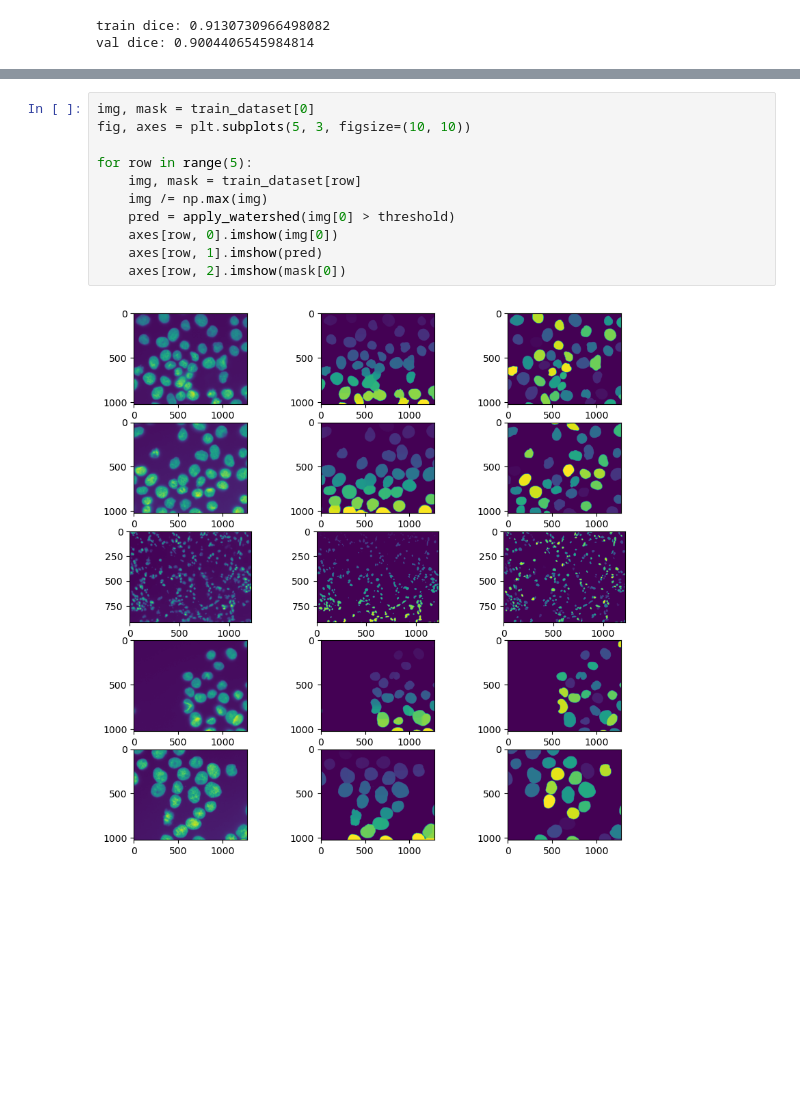
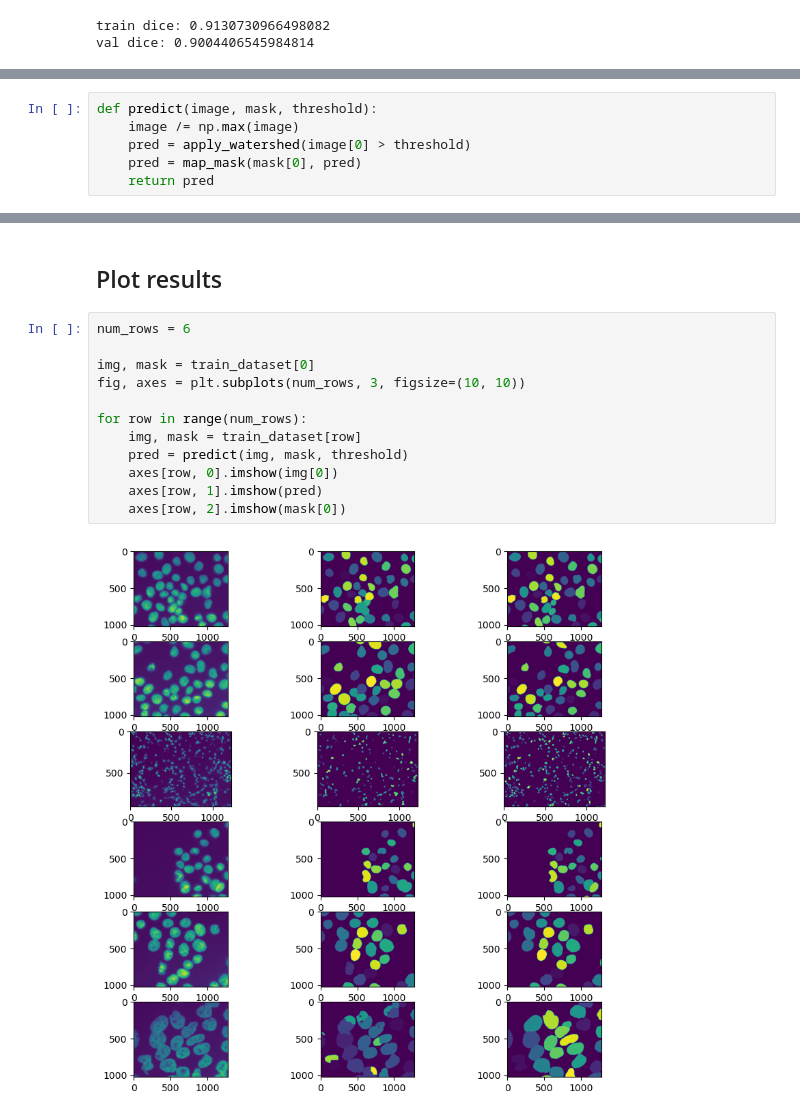
Before and after one commit to Ruruthia/Cell_nuclei_segmentation, a Jupyter notebook: notebooks/thresholding.ipynb, the cells around one changed output, grey strips where cells are left out. Drawn from its saved outputs; the diff is of its cells as text; blank space fills up the shorter version.

```diff
--- a/notebooks/thresholding.ipynb
+++ b/notebooks/thresholding.ipynb
@@ -50,0 +59,6 @@ val dice: 0.9004406545984814
+# %%
+def predict(image, mask, threshold):
+    image /= np.max(image)
+    pred = apply_watershed(image[0] > threshold)
+    pred = map_mask(mask[0], pred)
+    return pred
@@ -51,13 +107,16 @@ val dice: 0.9004406545984814
+# %% [markdown]
+## Plot results
 # %%
+num_rows = 6
+
 img, mask = train_dataset[0]
-fig, axes = plt.subplots(5, 3, figsize=(10, 10))
+fig, axes = plt.subplots(num_rows, 3, figsize=(10, 10))
 
-for row in range(5):
+for row in range(num_rows):
     img, mask = train_dataset[row]
-    img /= np.max(img)
-    pred = apply_watershed(img[0] > threshold)
+    pred = predict(img, mask, threshold)
     axes[row, 0].imshow(img[0])
     axes[row, 1].imshow(pred)
     axes[row, 2].imshow(mask[0])
 # %% [output]
-[figure, old version]
+[figure, new version]
```
Also changed, not shown: parts of 8 cells of this notebook, 2 other files.
